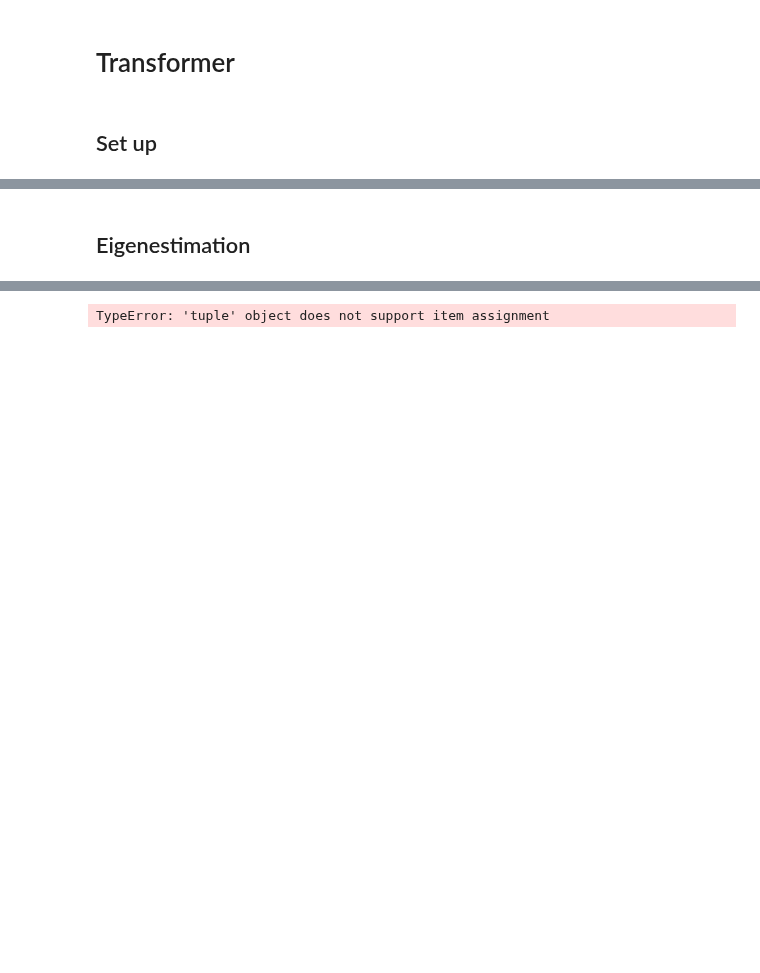
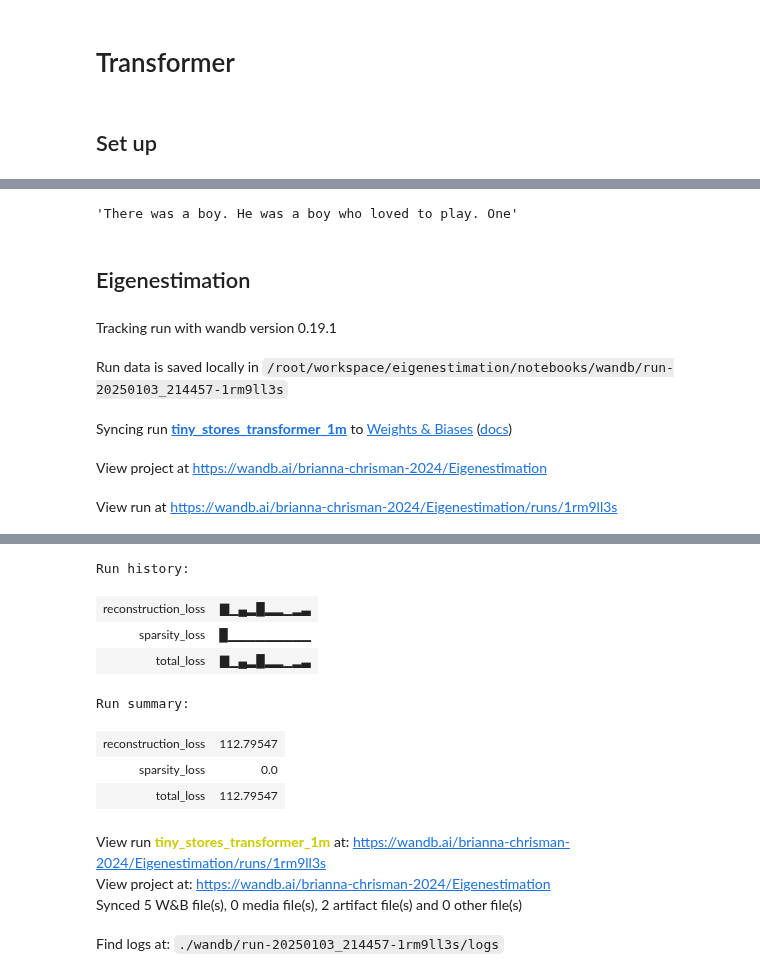
Before and after one commit to briannachrisman/eigenestimation, a Jupyter notebook: notebooks/transformers.ipynb, the cells around one changed output, grey strips where cells are left out. Saved outputs shown, nothing was run; the diff lists cells and outputs as text; code cells hidden in the pictures; blank space fills up the shorter version.

```diff
--- a/notebooks/transformers.ipynb
+++ b/notebooks/transformers.ipynb
@@ -102,3 +98,7 @@ torch.Size([5854, 8])
+# %%
+tinystories_1m.generate('There was a boy.')
+# %% [output]
+'There was a boy. He was a boy who loved to play. One'
 # %% [markdown]
 ## Eigenestimation
 # %%
@@ -109,14 +109,19 @@ def transformer_model0(y):
     return torch.ones_like(y).softmax(dim=-1)
 
 
-hora_features = 20
+hora_features = 100
 hora_rank = 1
 
 eigenmodel = EigenHora(transformer_model, transformer_model0, loss.KLDivergenceLoss(), hora_features, hora_rank, device=device).to(device)
-dataloader = TransformDataLoader(X_transformer[::10,:4], batch_size=8, transform_fn=eigenmodel.compute_jacobian)
-eval_dataloader = TransformDataLoader(X_transformer[1::20,:4], batch_size=8, transform_fn=eigenmodel.compute_jacobian)
+dataloader = TransformDataLoader(X_transformer[::10,:8], batch_size=8, transform_fn=eigenmodel.compute_jacobian)
+eval_dataloader = TransformDataLoader(X_transformer[1::10,:8], batch_size=8, transform_fn=eigenmodel.compute_jacobian)
 
 run_name =  'tiny_stores_transformer_1m'
-Train(eigenmodel, dataloader, lr=.01, n_epochs=1, L0_penalty=.01, device=device, project_name='eigenestimation', run_name=run_name,
+Train(eigenmodel, dataloader, lr=.01, n_epochs=10, L0_penalty=.01, device=device, project_name='eigenestimation', run_name=run_name,
       eval_fns={TopActivatingTexts:[3]}, eval_dataloader=eval_dataloader)
 # %% [output]
+Tracking run with wandb version 0.19.1
+Run data is saved locally in /root/workspace/eigenestimation/notebooks/wandb/run-20250103_214457-1rm9ll3s
+Syncing run tiny_stores_transformer_1m to Weights & Biases (docs)
+View project at https://wandb.ai/brianna-chrisman-2024/Eigenestimation
+View run at https://wandb.ai/brianna-chrisman-2024/Eigenestimation/runs/1rm9ll3s
@@ -126 +141,12 @@ TopActivatingTexts
-TypeError: 'tuple' object does not support item assignment
+Run history:
+| reconstruction_loss | ▇▁▄▂█▂▂▁▂▃ |
+| sparsity_loss | █▁▁▁▁▁▁▁▁▁ |
+| total_loss | ▇▁▄▂█▂▂▁▂▃ |
+Run summary:
+| reconstruction_loss | 112.79547 |
+| sparsity_loss | 0.0 |
+| total_loss | 112.79547 |
+View run tiny_stores_transformer_1m at: https://wandb.ai/brianna-chrisman-2024/Eigenestimation/runs/1rm9ll3s
+View project at: https://wandb.ai/brianna-chrisman-2024/Eigenestimation
+Synced 5 W&B file(s), 0 media file(s), 2 artifact file(s) and 0 other file(s)
+Find logs at: ./wandb/run-20250103_214457-1rm9ll3s/logs
```
Also changed, not shown: parts of 4 cells of this notebook, 14 other files.
